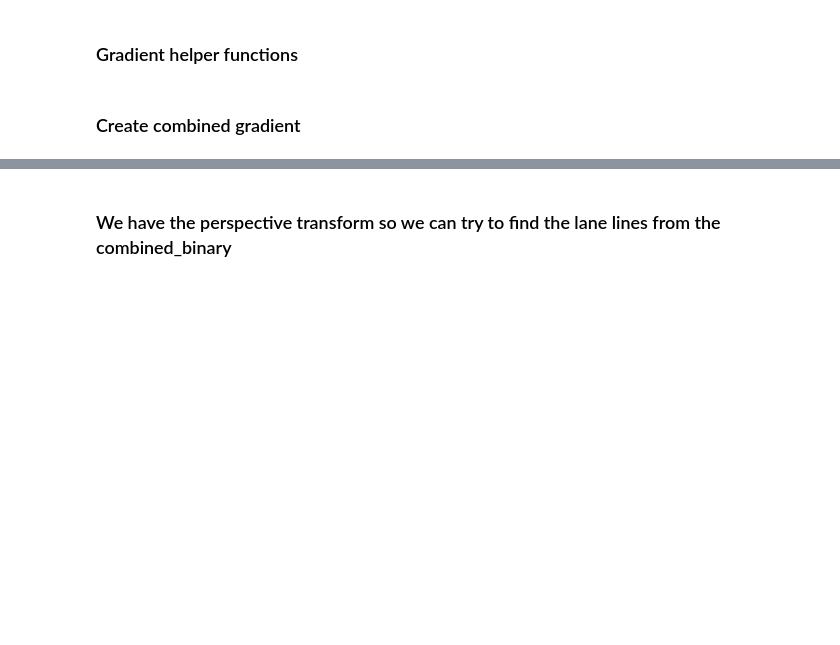
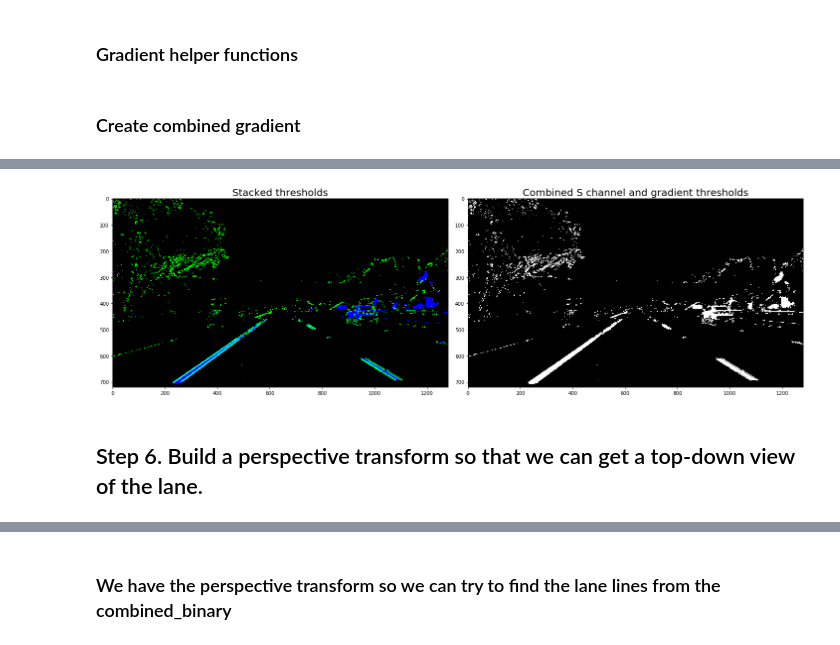
Before and after one commit to hyena3300/CarND-Advanced-Lane-Lines, a Jupyter notebook: source/advance_lane_lines.ipynb, the cells around one changed output, grey strips where cells are left out. Cells and saved outputs as stored; diff of their text form; code cells hidden in the pictures; blank space fills up the shorter version.

```diff
--- a/source/advance_lane_lines.ipynb
+++ b/source/advance_lane_lines.ipynb
@@ -307,0 +353,24 @@ f.tight_layout()
+# %%
+def combined_binary_test():
+    # Read in an image
+    image = mpimg.imread('../test_images/trouble_image_14.jpg')
+
+    # Undistort the image
+    undistorted_img = undistort_img(image, objpoints, imgpoints)
+
+    combined_gradient, color_binary, combined_binary = build_binary_threshold(undistorted_img, objpoints, imgpoints, ksize)
+
+    # Plotting thresholded images
+    f, (ax1, ax2) = plt.subplots(1, 2, figsize=(20,10))
+    ax1.set_title('Stacked thresholds', fontsize=20)
+    ax1.imshow(color_binary)
+
+    ax2.set_title('Combined S channel and gradient thresholds', fontsize=20)
+    ax2.imshow(combined_binary, cmap='gray')
+    f.tight_layout()
+
+combined_binary_test()
+# %% [output]
+[figure, added]
+# %% [markdown]
+## Step 6. Build a perspective transform so that we can get a top-down view of the lane.
```
Also changed, not shown: parts of 59 cells of this notebook, 44 other files.
